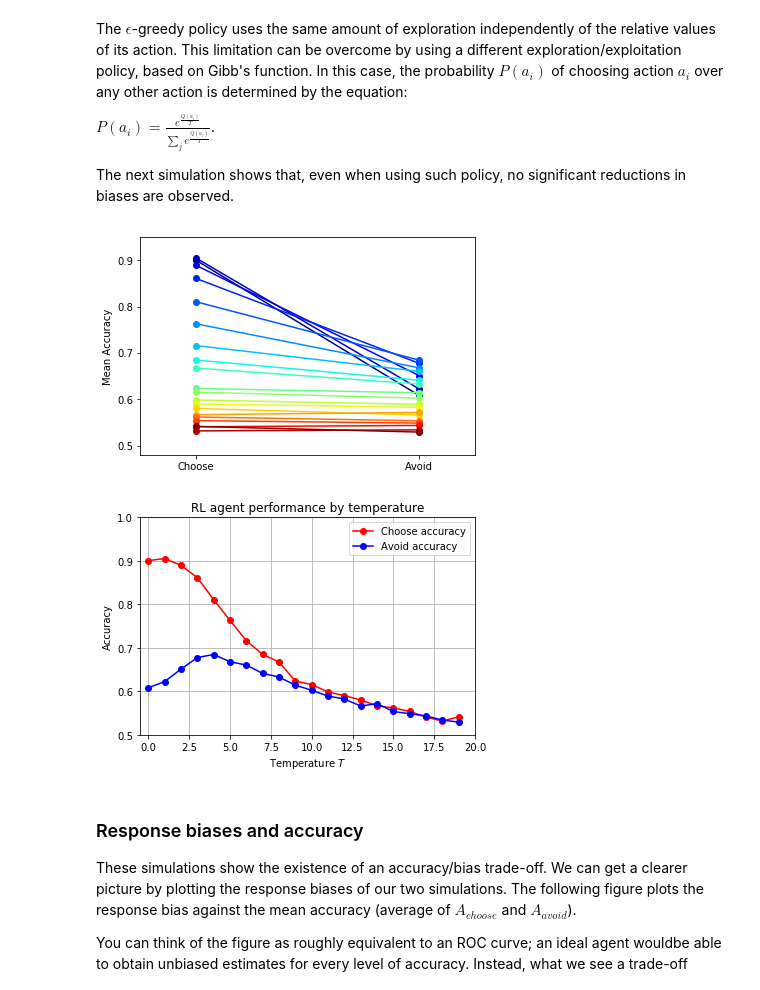
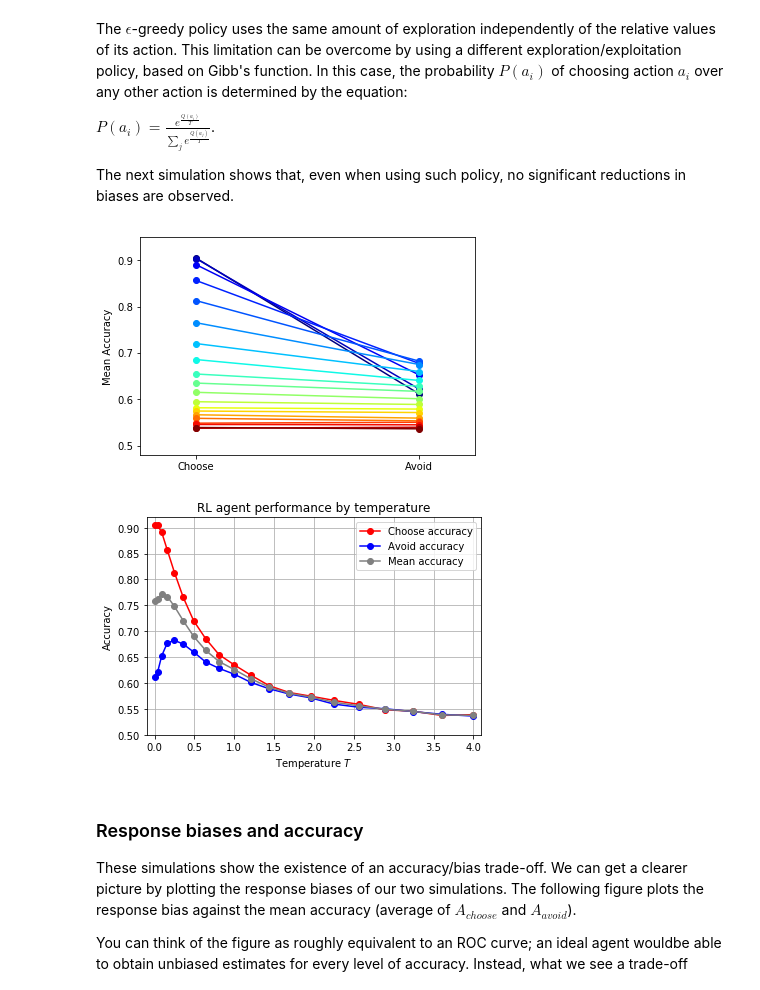
Before and after one commit to TheRealDrDre/RLBG, a Jupyter notebook: Simulations+Results.ipynb, the cells around one changed output. Saved outputs shown, nothing was run; the diff lists cells and outputs as text; code cells hidden in the pictures.

Commit message:
Final figures, correct figure references

```diff
--- a/Simulations+Results.ipynb
+++ b/Simulations+Results.ipynb
@@ -10,6 +10,9 @@ import sys
 import random
 import numpy as np
 %matplotlib inline
+%load_ext autoreload
+%autoreload 2
+
 
 # Reload to adjust to last-min changes
 if sys.version_info >= (3, 0):
@@ -19,4 +22,4 @@ else:
     reload(b)
     reload(bgp)
 
-NUM_SIMS = 1000
+NUM_SIMS = 5000
@@ -137,7 +143,7 @@ T = range(1, 21, 1)
 T = [t/10.0 for t in T]  # Range of temperatures for Gibbs distribution
 T = [t**2 for t in T]
 t_results = {}
-NUM_SIMS=1000
+#NUM_SIMS=1000
 for t in T:
     performance = []
     for i in range( NUM_SIMS ):
@@ -151,22 +157,24 @@ for t in T:
 
 bgp.plot_results(t_results, T)
 # %% [output]
-[figure, old version]
+[figure, new version]
 # %%
 import matplotlib.pyplot as plt
 choose = [t_results[x][0] for x in T]
 avoid = [t_results[x][1] for x in T]
-plt.plot(choose, "o-", color='red')
-plt.plot(avoid, "o-", color='blue')
-plt.axis([-0.5, 20, 0.5, 1])
+mean = [(t_results[x][0] + t_results[x][1])/2 for x in T]
+plt.plot(T, choose, "o-", color='red')
+plt.plot(T, avoid, "o-", color='blue')
+plt.plot(T, mean, "o-", color='grey')
+plt.axis([-0.1, 4.1, 0.5, 0.92])
 plt.xlabel(r"Temperature $T$")
 plt.ylabel("Accuracy")
 plt.grid()
-plt.legend(["Choose accuracy", "Avoid accuracy"], loc="best")
+plt.legend(["Choose accuracy", "Avoid accuracy", "Mean accuracy"], loc="best")
 plt.title("RL agent performance by temperature")
 plt.show()
 # %% [output]
-[figure, old version]
+[figure, new version]
 # %% [markdown]
 ### Response biases and accuracy
 
```
Also changed, not shown: parts of 15 cells of this notebook, 6 other files.
